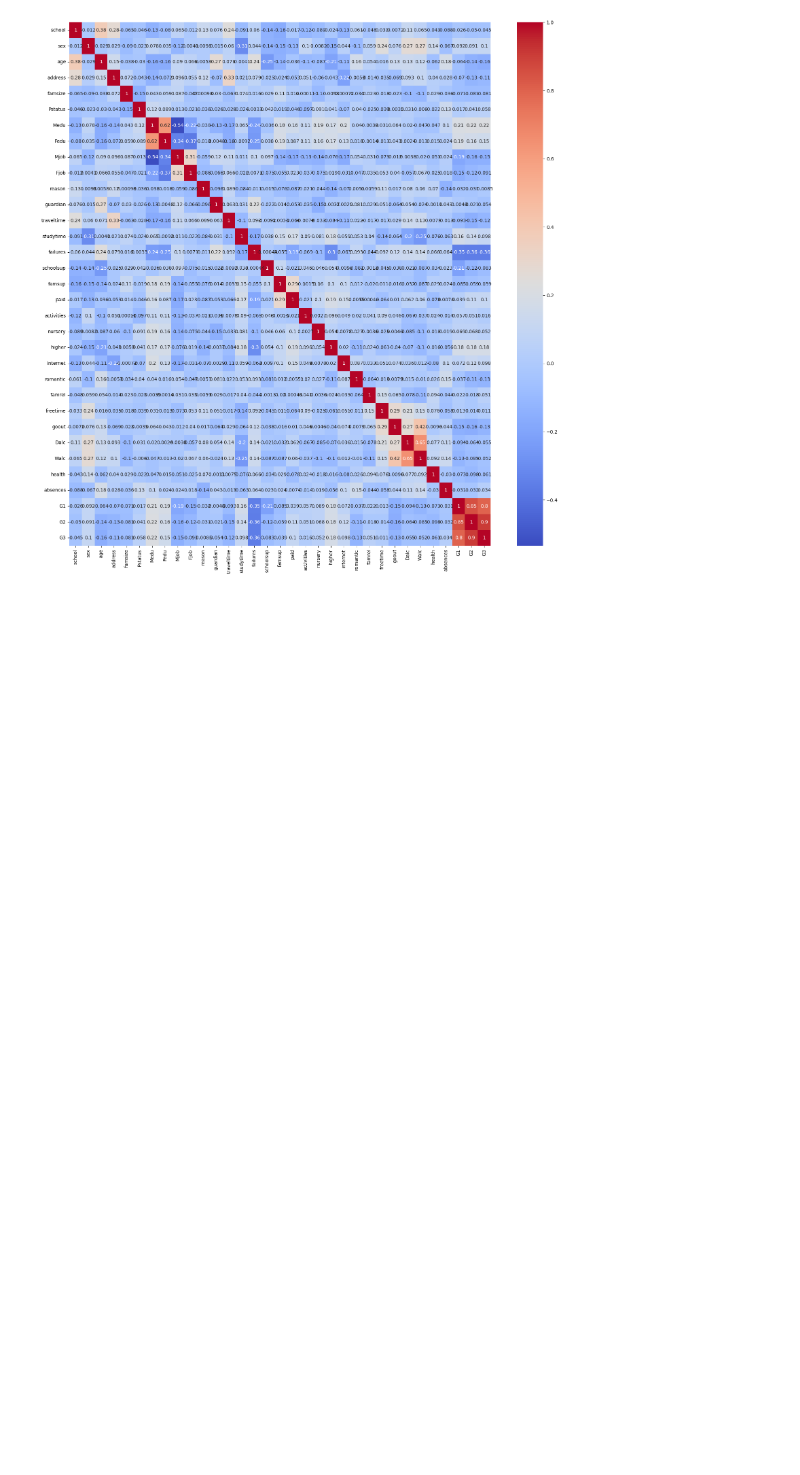
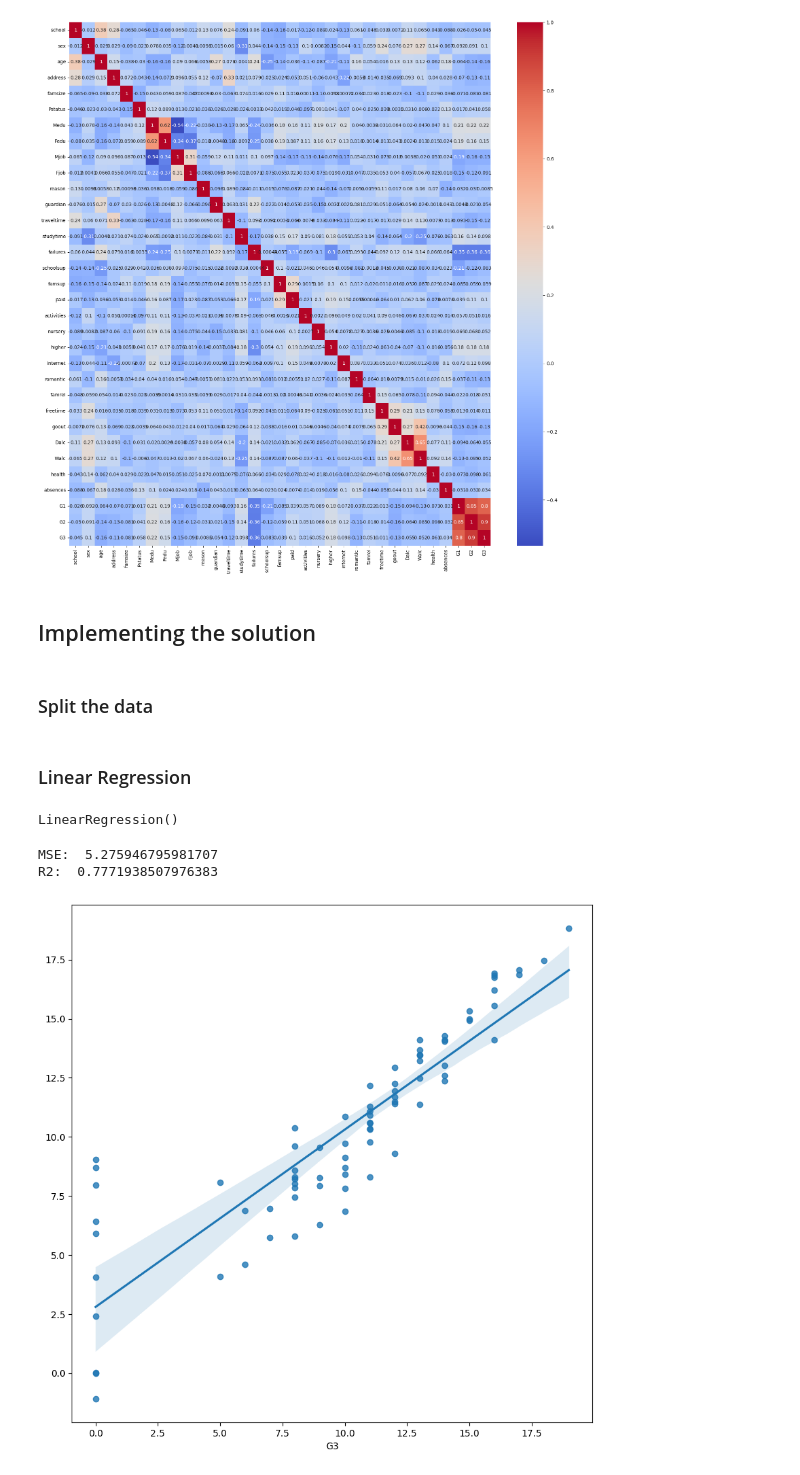
Before and after one commit to Miyagi61/DAA_TAREFA_GRUPO, a Jupyter notebook: alcohol_effects_in_maths.ipynb, the cells around one changed output. Cells and saved outputs as stored; diff of their text form; code cells hidden in the pictures; blank space fills up the shorter version.

Commit message:
diferentes modelos de regressao

```diff
--- a/alcohol_effects_in_maths.ipynb
+++ b/alcohol_effects_in_maths.ipynb
@@ -176,3 +176,38 @@ sns.heatmap(corr, annot=True, cmap='coolwarm')
 # %% [output]
 <AxesSubplot: >
 [figure]
+# %% [markdown]
+## Implementing the solution
+# %% [markdown]
+### Split the data
+# %%
+#split data
+X = data.drop('G3', axis=1)
+y = data['G3']
+
+#train test split
+from sklearn.model_selection import train_test_split
+X_train, X_test, y_train, y_test = train_test_split(X, y, test_size=0.2, random_state=2022)
+# %% [markdown]
+### Linear Regression
+# %%
+#regression
+from sklearn.linear_model import LinearRegression
+
+reg = LinearRegression()
+reg.fit(X_train, y_train)
+# %% [output]
+LinearRegression()
+# %%
+#graph
+plt.figure(figsize=(10,10))
+sns.regplot(x=y_test, y=reg.predict(X_test))
+
+#metrics
+from sklearn.metrics import mean_squared_error, r2_score
+print('MSE: ', mean_squared_error(y_test, reg.predict(X_test)))
+print('R2: ', r2_score(y_test, reg.predict(X_test)))
+# %% [output]
+MSE:  5.275946795981707
+R2:  0.7771938507976383
+[figure, added]
```
Also changed, not shown: parts of 6 cells of this notebook, 3 other files.
